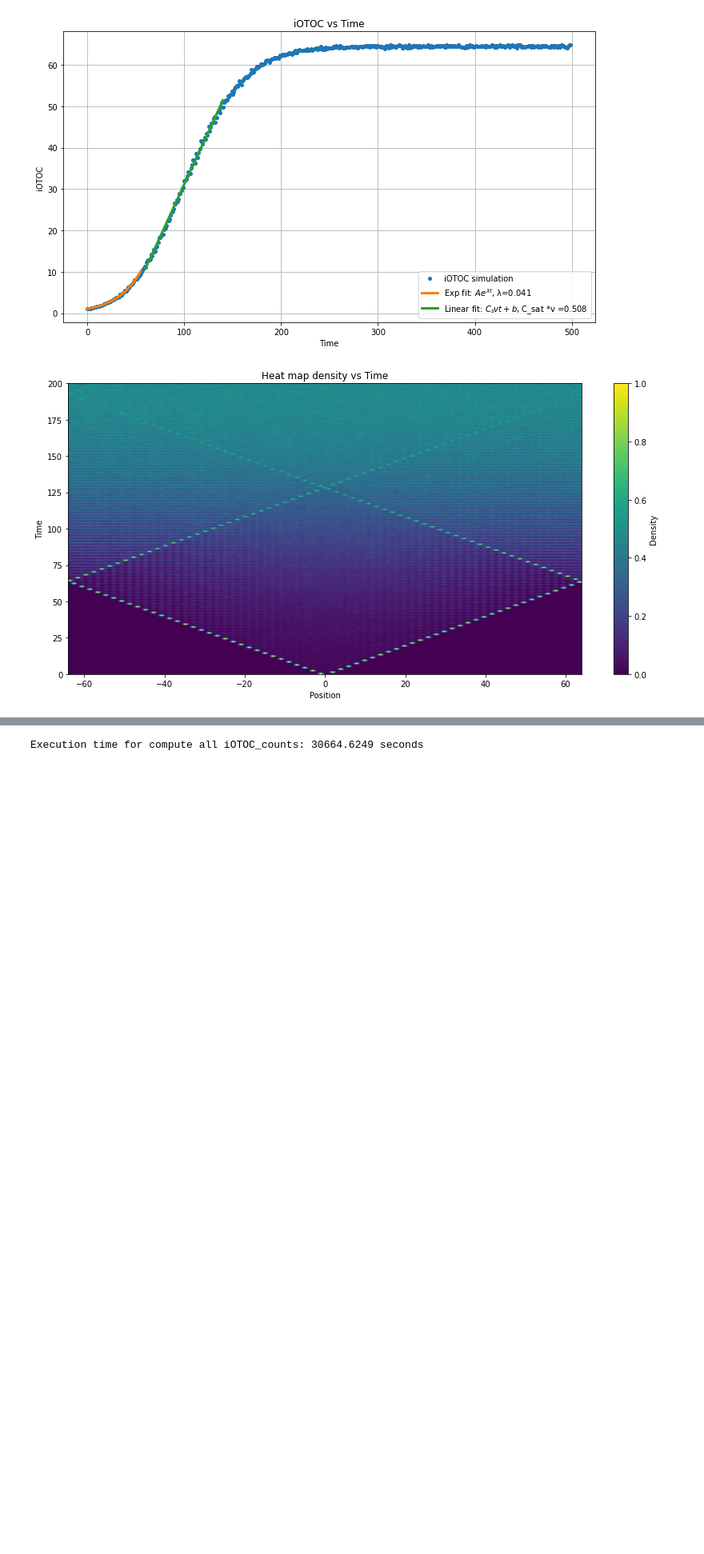
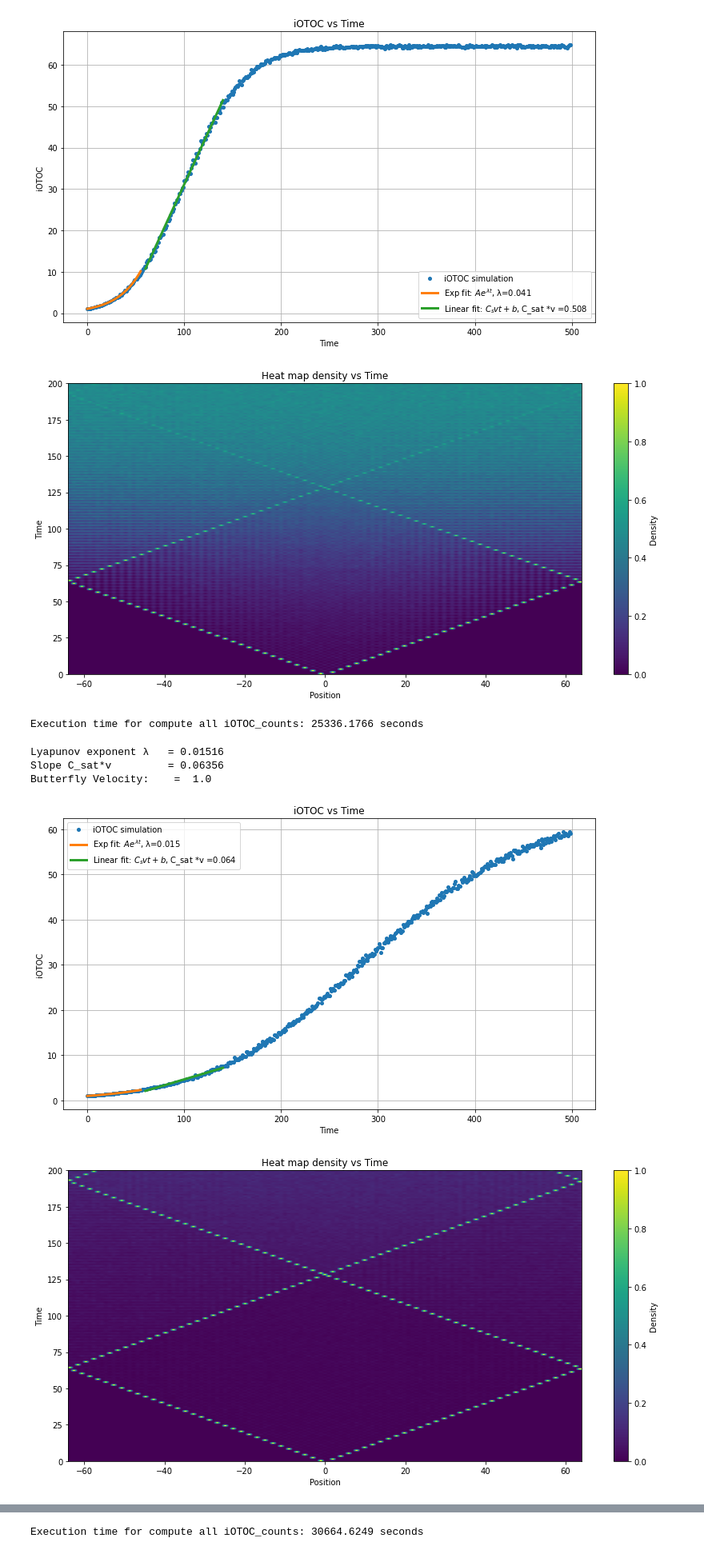
Before and after one commit to PiPevafo/OTOCs-Random-Circuits, a Jupyter notebook: scrambling_random_clifford.ipynb, the cells around one changed output, grey strips where cells are left out. Shown at 80% size. Drawn from its saved outputs; the diff is of its cells as text; code cells hidden in the pictures; blank space fills up the shorter version.

```diff
--- a/scrambling_random_clifford.ipynb
+++ b/scrambling_random_clifford.ipynb
@@ -529,3 +591,36 @@ Slope C_sat*v         = 0.50844
 Butterfly Velocity:    =  1.0
 [figure]
 [figure]
+# %%
+L = 129
+T = 500
+p = 1
+r = 0.02
+
+iteration = 1000
+
+start_time = time.time()
+compute_iOTOC_counts_savedata(iteration, L, T, p, r, init_site=L//2)
+end_time = time.time()
+print(f"Execution time for compute all iOTOC_counts: {end_time - start_time:.4f} seconds")
+# %% [output]
+Execution time for compute all iOTOC_counts: 25336.1766 seconds
+# %%
+L = 129
+T = 500
+p = 1
+r = 0.02
+t_scrambling = 55
+
+filepath = f"numerical_data/iOTOC_n{L}_t{T}_p{p}_r{r}.dat"  # Ajusta según corresponda
+res2 = plot(filepath, L,
+                   t_exp_max=t_scrambling,
+                   t_lin_min=t_scrambling + 5,
+                   t_lin_max=140,
+                   )
+# %% [output]
+Lyapunov exponent λ   = 0.01516
+Slope C_sat*v         = 0.06356
+Butterfly Velocity:    =  1.0
+[figure, added]
+[figure, added]
```
Also changed, not shown: parts of 12 cells of this notebook.
